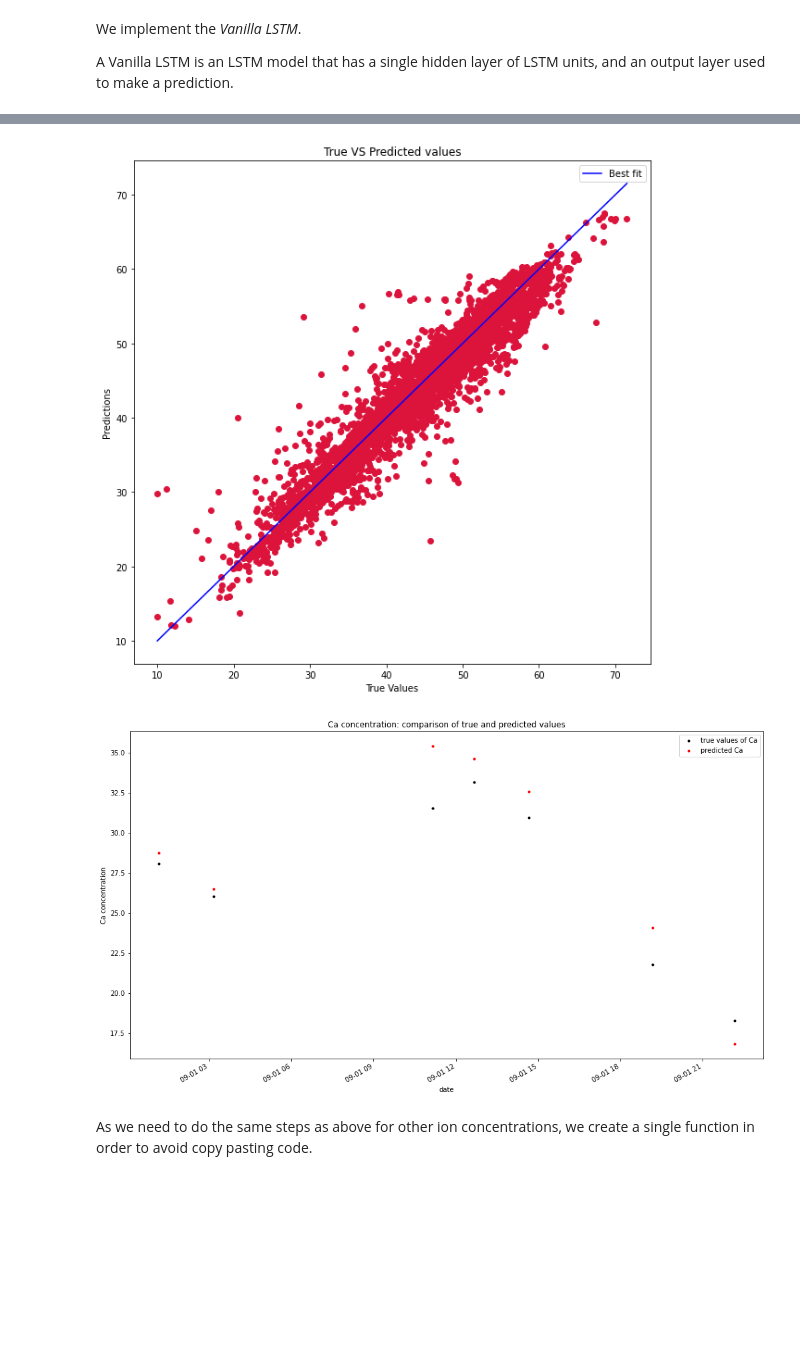
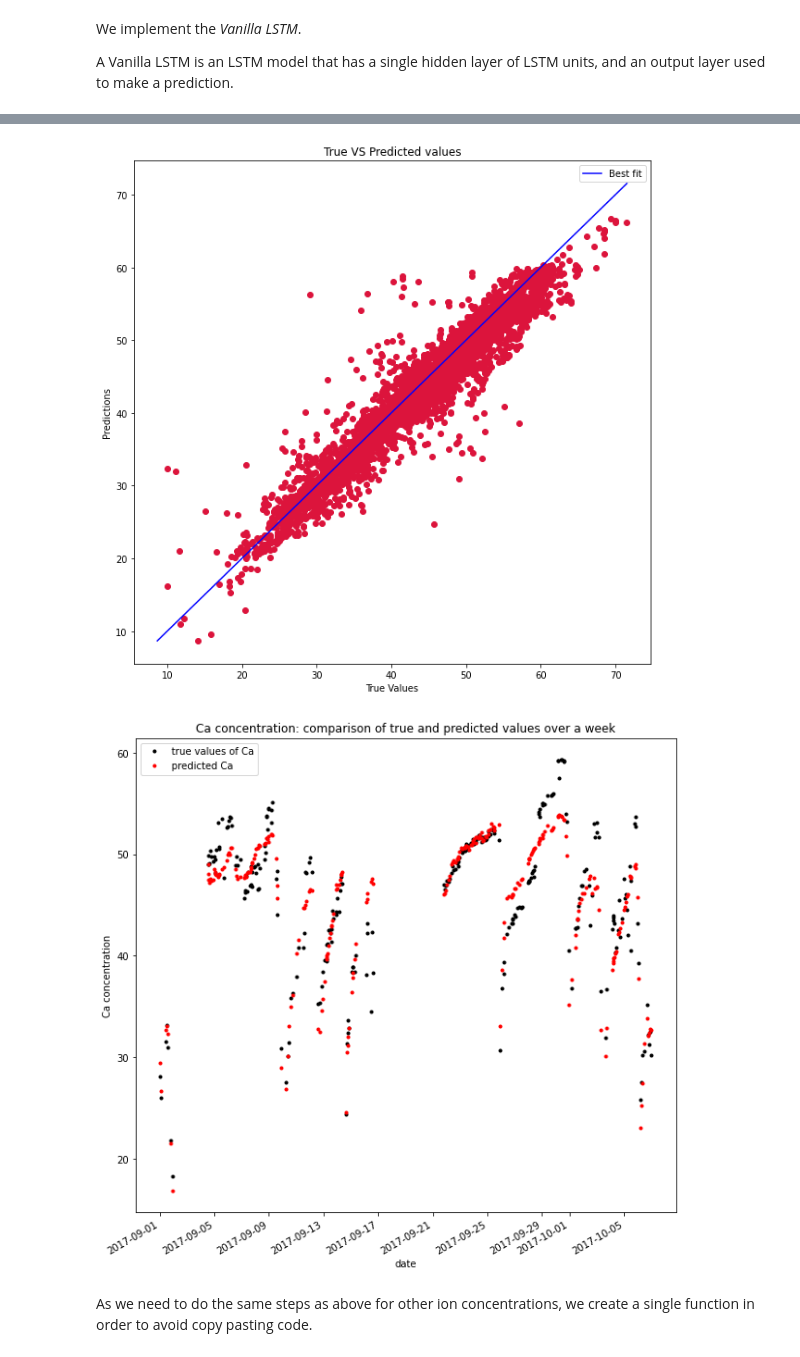
Before and after one commit to CS-433/ml-project-2-2mnms, a Jupyter notebook: scripts/NN.ipynb, the cells around one changed output, grey strips where cells are left out. Cells and saved outputs as stored; diff of their text form; code cells hidden in the pictures; blank space fills up the shorter version.

```diff
--- a/scripts/NN.ipynb
+++ b/scripts/NN.ipynb
@@ -219,2 +148,5 @@ def select_related_features(ion_and_features):
 # %% [markdown]
 ### Model training and testing
+# %%
+Ca_related_features = calcium_and_features.columns[0:len(calcium_and_features.columns)-1]
+Ca_related_features
@@ -255,7 +193,7 @@ def fit_lstm(X,y, nb_epoch):
   model.compile(loss='mean_squared_error', optimizer='adam')
   # Fit the model
   for i in range(nb_epoch):
-    model.fit(X,y,batch_size=1,verbose=1)
+    model.fit(X,y,batch_size=1,verbose=0)
   return model
 # %%
-lstm_model = fit_lstm(X_train,y_train,nb_epoch=300) #test with 300 epochs
+ca_lstm_model = fit_lstm(X_train,y_train,nb_epoch=50) #test with 100 epochs
@@ -289,0 +200,21 @@ array([41.245937, 45.35925 , 52.042717, ..., 51.112564, 38.305832,
+# %%
+# reshape input to be compatible with Keras LSTM Layer [TimeSteps,No_of_features,batch_size]
+X_test = X_test.reshape(X_test.shape[0],X_test.shape[1],1)
+# Make predictions on the testing set
+y_predicted = ca_lstm_model.predict(X_test).flatten()
+
+#RMSE: 0 is perfect prediction
+print("The RMSE for the best model trained on all the training set, over the testing set, is: %.3f"
+      % mean_squared_error(y_test, y_predicted, squared=False))
+
+# The coefficient of determination: 1 is perfect prediction
+print("The coefficient of determination for the best model trained on all the training set, over the testing set, is: %.3f"
+      % r2_score(y_test, y_predicted))
+
+print("The maximum error is: %.3f mg/l" % max_error(y_test, y_predicted))
+
+#Mean absolute error regression loss
+print("The mean absolute error is: %.3f mg/l" % mean_absolute_error(y_test, y_predicted))
+
+#Median absolute error regression loss
+print("The median absolute error is: %.3f mg/l" % median_absolute_error(y_test, y_predicted))
@@ -297,34 +234,36 @@ p1 = max(max(y_predicted), max(y_test))
 p2 = min(min(y_predicted), min(y_test))
 plt.plot([p1, p2], [p1, p2], 'b-', label='Best fit')
 plt.xlabel('True Values')
+plt.savefig("/content/drive/MyDrive/ML/Project 2/true_and_predicted" + 'Ca' + '.png', bbox_inches='tight', dpi=300)
 plt.ylabel('Predictions')
 plt.legend()
 plt.show()
 # %% [output]
-[figure, old version]
+[figure, new version]
 # %%
 y_predicted = pd.DataFrame(y_predicted, columns=['predicted_Ca']).set_index(y_test_index)
 y_true = pd.DataFrame(y_test, columns=['true_values']).set_index(y_test_index)
 
 #dataframe with already available and predicted values
 true_and_predicted = pd.concat([y_true, y_predicted])
 #sort the datetime index
 true_and_predicted = true_and_predicted.sort_index()
 true_and_predicted.head()
 
 start_date = "2017-09-01"
-end_date = "2017-09-01"
+end_date = "2017-10-07"
 
-plt.figure(figsize=(17,10))
+plt.figure(figsize=(10,10))
 
 true_and_predicted[start_date : end_date ]['true_values'].plot(style='k.', label='true values of Ca')
 true_and_predicted[start_date : end_date ]['predicted_Ca'].plot(style='r.', label='predicted Ca')
 plt.ylabel('Ca concentration')
-plt.title('Ca concentration: comparison of true and predicted values')
+plt.title('Ca concentration: comparison of true and predicted values over a week')
 plt.legend()
+plt.savefig("/content/drive/MyDrive/ML/Project 2/true_predicted_weekCa.png", bbox_inches='tight', dpi=300)
 plt.show()
 # %% [output]
-[figure, old version]
+[figure, new version]
 # %% [markdown]
 As we need to do the same steps as above for other ion concentrations, we create a single function in order to avoid copy pasting code.
 # %%
```
Also changed, not shown: parts of 55 cells of this notebook.
